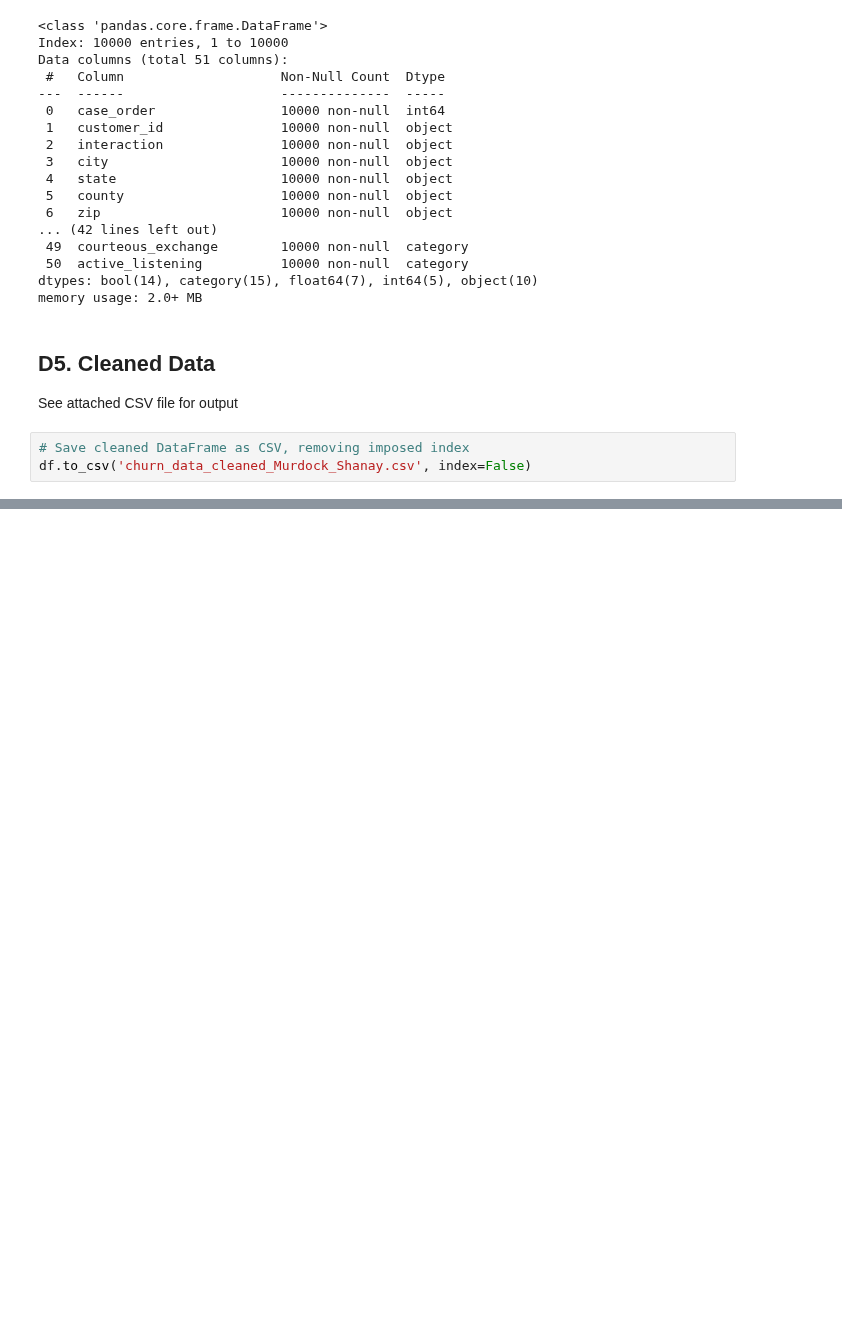
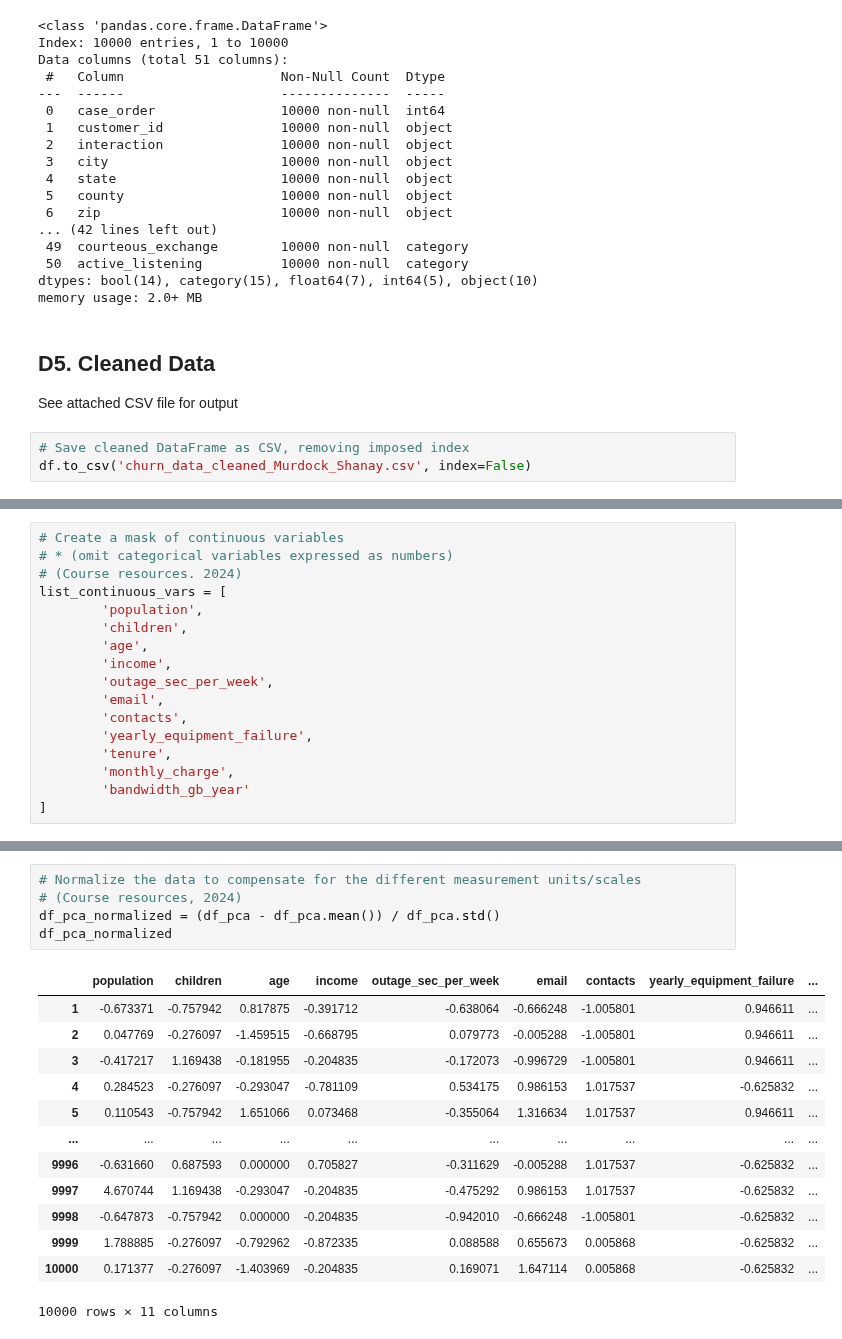
Before and after one commit to smmurdock/WGU-MSDA-DS, a Jupyter notebook: D206/Murdock_Shanay D206 PA Churn.ipynb, the cells around one changed output, grey strips where cells are left out. Saved outputs shown, nothing was run; the diff lists cells and outputs as text; blank space fills up the shorter version.

```diff
--- a/D206/Murdock_Shanay D206 PA Churn.ipynb
+++ b/D206/Murdock_Shanay D206 PA Churn.ipynb
@@ -2693,0 +2698,17 @@ df.to_csv('churn_data_cleaned_Murdock_Shanay.csv', index=False)
+# %%
+# Create a mask of continuous variables
+# * (omit categorical variables expressed as numbers)
+# (Course resources. 2024)
+list_continuous_vars = [
+		'population',
+		'children',
+		'age',
+		'income',
+		'outage_sec_per_week',
+		'email',
+		'contacts',
+		'yearly_equipment_failure',
+		'tenure',
+		'monthly_charge',
+		'bandwidth_gb_year'
+]
@@ -2693,0 +2743,19 @@ df.to_csv('churn_data_cleaned_Murdock_Shanay.csv', index=False)
+# %%
+# Normalize the data to compensate for the different measurement units/scales
+# (Course resources, 2024)
+df_pca_normalized = (df_pca - df_pca.mean()) / df_pca.std()
+df_pca_normalized
+# %% [output]
+|  | population | children | age | income | outage_sec_per_week | email | contacts | yearly_equipment_failure | ... |
+| 1 | -0.673371 | -0.757942 | 0.817875 | -0.391712 | -0.638064 | -0.666248 | -1.005801 | 0.946611 | ... |
+| 2 | 0.047769 | -0.276097 | -1.459515 | -0.668795 | 0.079773 | -0.005288 | -1.005801 | 0.946611 | ... |
+| 3 | -0.417217 | 1.169438 | -0.181955 | -0.204835 | -0.172073 | -0.996729 | -1.005801 | 0.946611 | ... |
+| 4 | 0.284523 | -0.276097 | -0.293047 | -0.781109 | 0.534175 | 0.986153 | 1.017537 | -0.625832 | ... |
+| 5 | 0.110543 | -0.757942 | 1.651066 | 0.073468 | -0.355064 | 1.316634 | 1.017537 | 0.946611 | ... |
+| ... | ... | ... | ... | ... | ... | ... | ... | ... | ... |
+| 9996 | -0.631660 | 0.687593 | 0.000000 | 0.705827 | -0.311629 | -0.005288 | 1.017537 | -0.625832 | ... |
+| 9997 | 4.670744 | 1.169438 | -0.293047 | -0.204835 | -0.475292 | 0.986153 | 1.017537 | -0.625832 | ... |
+| 9998 | -0.647873 | -0.757942 | 0.000000 | -0.204835 | -0.942010 | -0.666248 | -1.005801 | -0.625832 | ... |
+| 9999 | 1.788885 | -0.276097 | -0.792962 | -0.872335 | 0.088588 | 0.655673 | 0.005868 | -0.625832 | ... |
+| 10000 | 0.171377 | -0.276097 | -1.403969 | -0.204835 | 0.169071 | 1.647114 | 0.005868 | -0.625832 | ... |
+10000 rows × 11 columns
```
Also changed, not shown: parts of 10 cells of this notebook.
